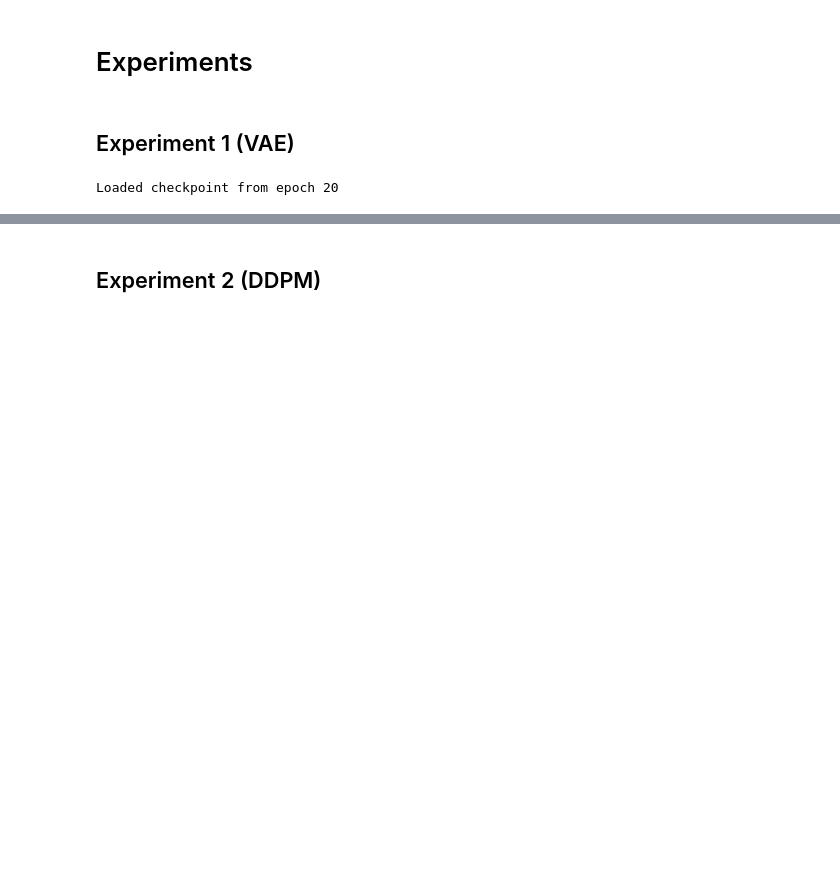
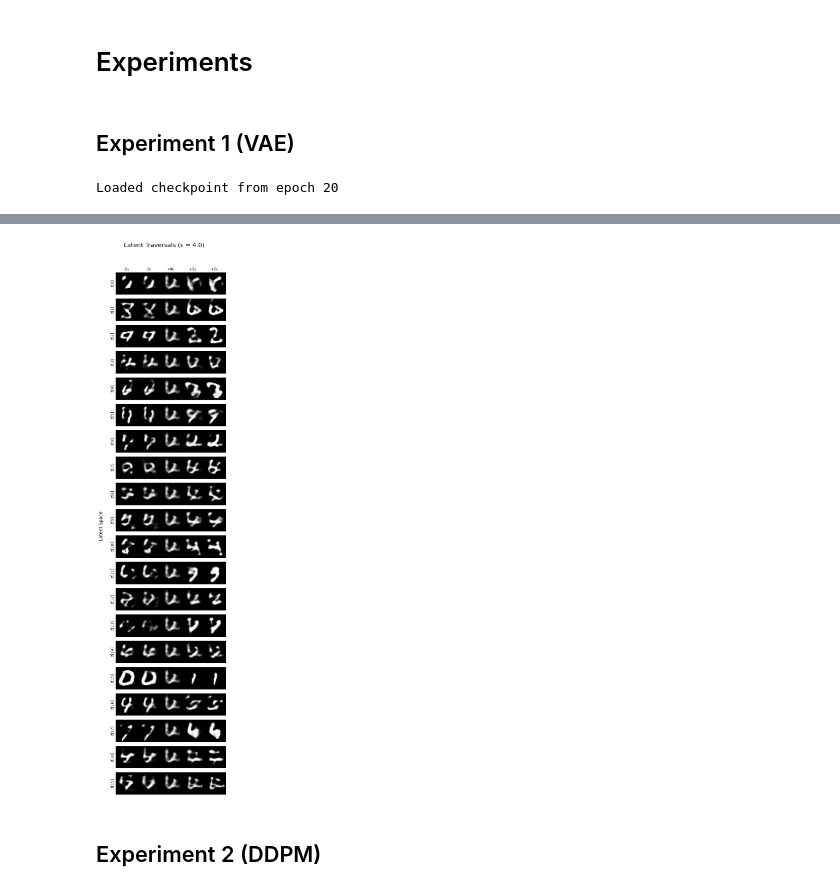
Before and after one commit to fwilhelmy/genai-experiments, a Jupyter notebook: src/main.ipynb, the cells around one changed output, grey strips where cells are left out. Cells and saved outputs as stored; diff of their text form; code cells hidden in the pictures; blank space fills up the shorter version.

```diff
--- a/src/main.ipynb
+++ b/src/main.ipynb
@@ -70,3 +82,8 @@ plt.show()
+# %%
+tr_gs = generate_latent_traversals(vae_model, n_factors=20, n_steps=5, eps=eps)
+plot_traversals(tr_gs, eps=eps, save_path='results/experiment1/traversals_gs.png', show=True)
+# %% [output]
+[figure, added]
 # %%
 # TODO make_archive('experiment1', 'zip', 'results/experiment1')
 # %% [markdown]
```
Also changed, not shown: parts of 8 cells of this notebook, 2 other files.
